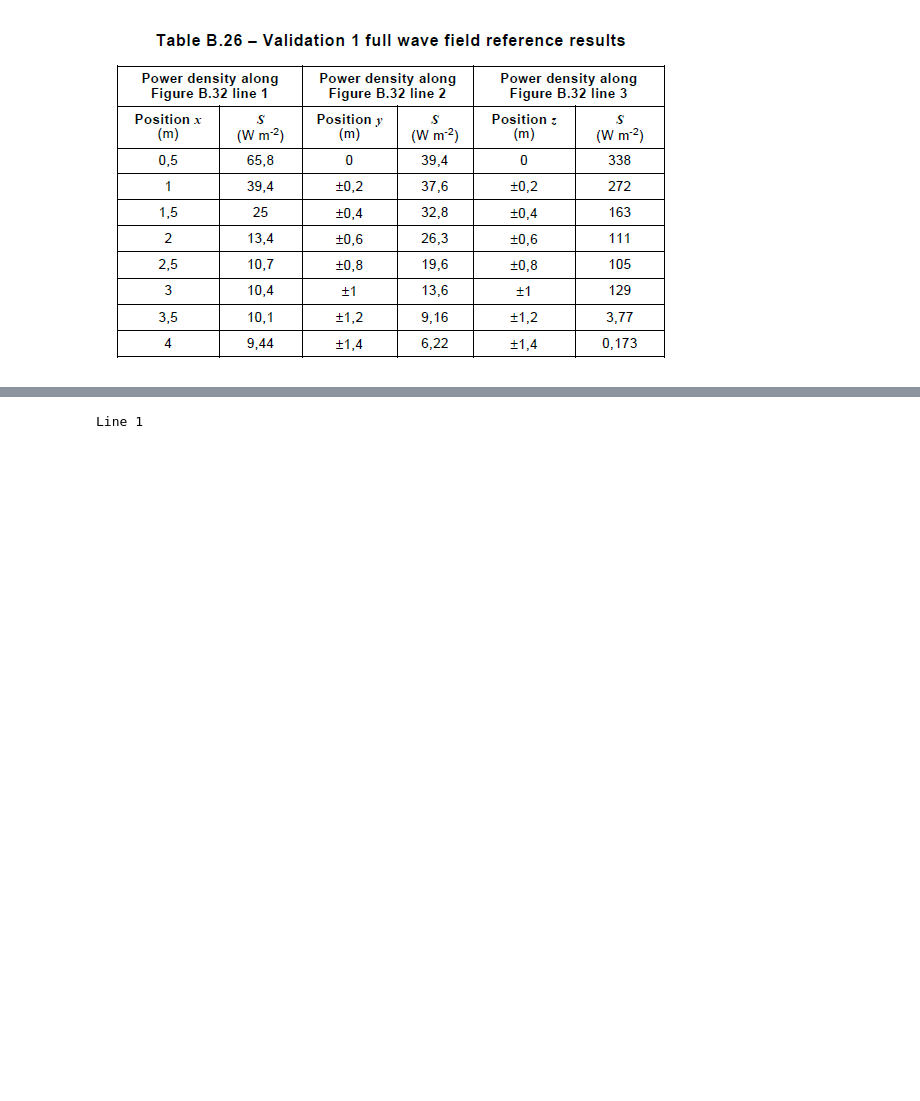
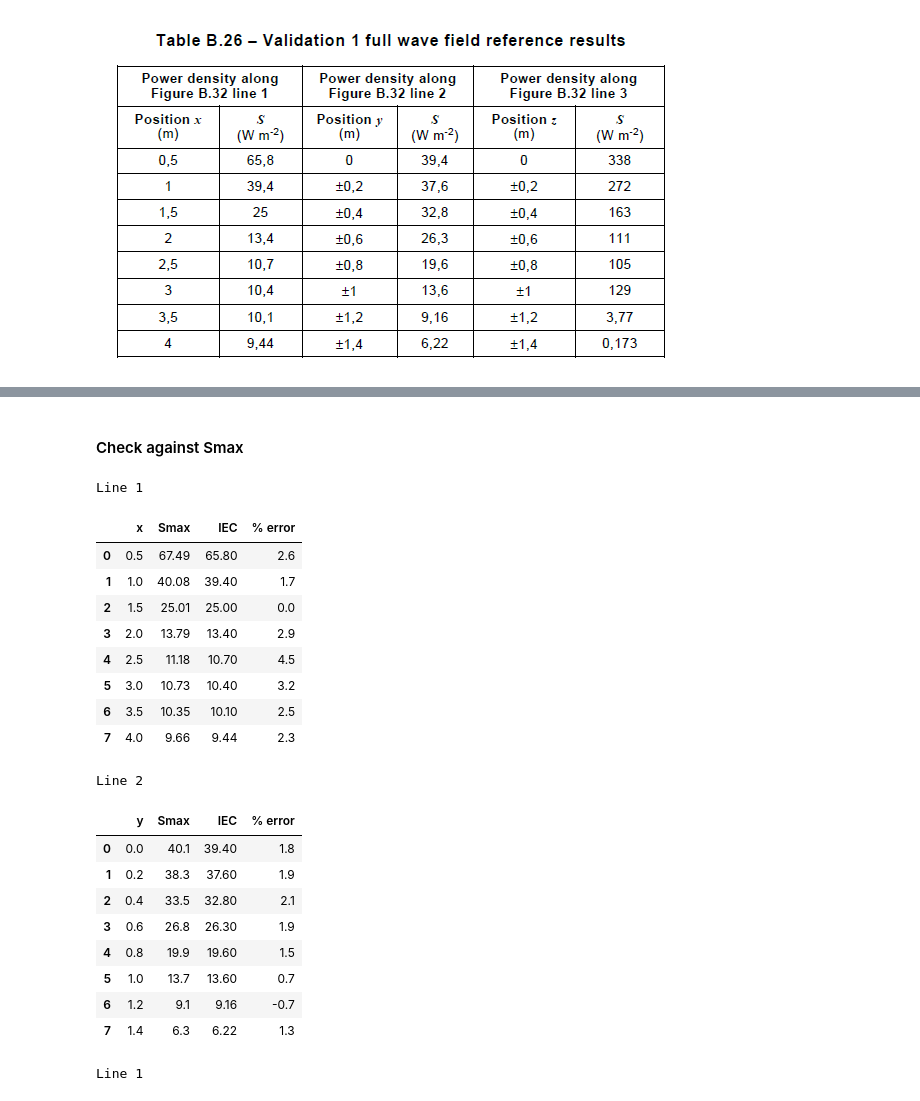
Before and after one commit to dreme/spatial-averaging-wg, a Jupyter notebook: notebooks/SpatAvg_MBSpanel.ipynb, the cells around one changed output, grey strips where cells are left out. Drawn from its saved outputs; the diff is of its cells as text; code cells hidden in the pictures; blank space fills up the shorter version.

```diff
--- a/notebooks/SpatAvg_MBSpanel.ipynb
+++ b/notebooks/SpatAvg_MBSpanel.ipynb
@@ -160,3 +203,46 @@ print(*R.grid.items(),sep='\n')
+# %% [markdown]
+#### Check against Smax
+# %%
+# Check 1
+xpoints = np.arange(0.5,4.5,0.5)
+mask = (R.S.x.isin(xpoints)) & (R.S.y == 0) & (R.S.z == 0)
+print("Line 1")
+line1 = R.S.loc[mask, ['x','Smax']].round(2)
+line1['IEC'] = [65.8,39.4,25,13.4,10.7,10.4,10.1,9.44]
+line1['% error'] = ((line1.Smax - line1.IEC) / line1.IEC * 100).round(1)
+line1 = line1.reset_index(drop=True)
+display(line1)
+
+# Check 2
+ypoints = np.round(np.arange(0,1.6,0.2),1)
+mask = (R.S.y.isin(ypoints)) & (R.S.x == 1) & (R.S.z == 0)
+print("Line 2")
+line2 = R.S.loc[mask, ['y','Smax']].round(1)
+line2['IEC'] = [39.4,37.6,32.8,26.3,19.6,13.6,9.16,6.22]
+line2['% error'] = ((line2.Smax - line2.IEC) / line2.IEC * 100).round(1)
+line2 = line2.reset_index(drop=True)
+display(line2)
+# %% [output]
+Line 1
+|  | x | Smax | IEC | % error |
+| 0 | 0.5 | 67.49 | 65.80 | 2.6 |
+| 1 | 1.0 | 40.08 | 39.40 | 1.7 |
+| 2 | 1.5 | 25.01 | 25.00 | 0.0 |
+| 3 | 2.0 | 13.79 | 13.40 | 2.9 |
+| 4 | 2.5 | 11.18 | 10.70 | 4.5 |
+| 5 | 3.0 | 10.73 | 10.40 | 3.2 |
+| 6 | 3.5 | 10.35 | 10.10 | 2.5 |
+| 7 | 4.0 | 9.66 | 9.44 | 2.3 |
+Line 2
+|  | y | Smax | IEC | % error |
+| 0 | 0.0 | 40.1 | 39.40 | 1.8 |
+| 1 | 0.2 | 38.3 | 37.60 | 1.9 |
+| 2 | 0.4 | 33.5 | 32.80 | 2.1 |
+| 3 | 0.6 | 26.8 | 26.30 | 1.9 |
+| 4 | 0.8 | 19.9 | 19.60 | 1.5 |
+| 5 | 1.0 | 13.7 | 13.60 | 0.7 |
+| 6 | 1.2 | 9.1 | 9.16 | -0.7 |
+| 7 | 1.4 | 6.3 | 6.22 | 1.3 |
 # %%
 # Check 1
 xpoints = np.arange(0.5,4.5,0.5)
```
Also changed, not shown: parts of 10 cells of this notebook, 12 other files.
